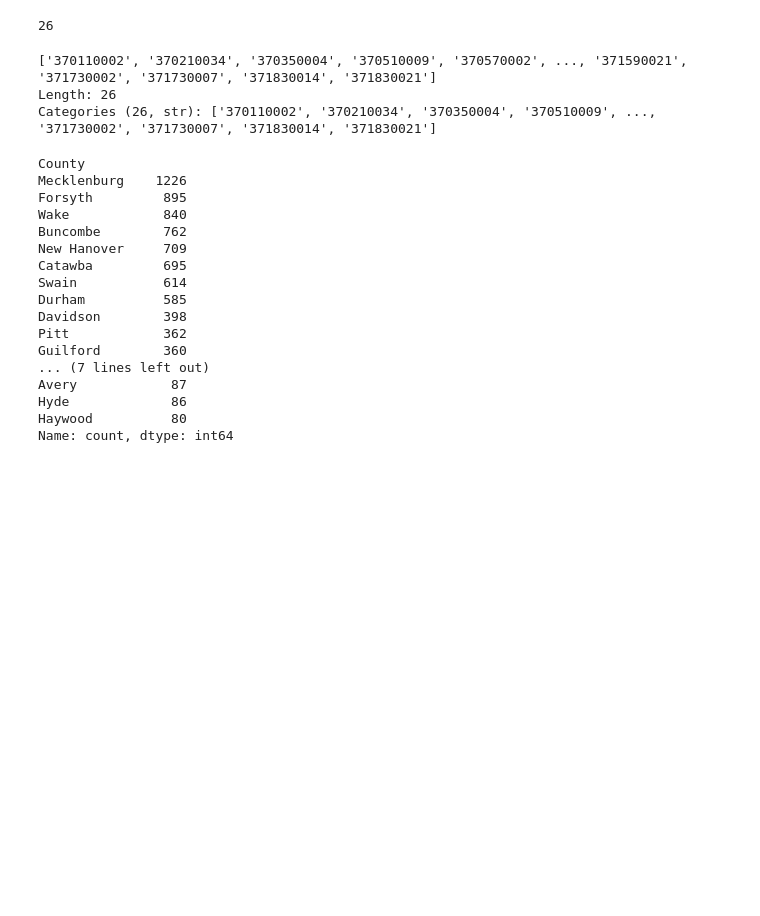
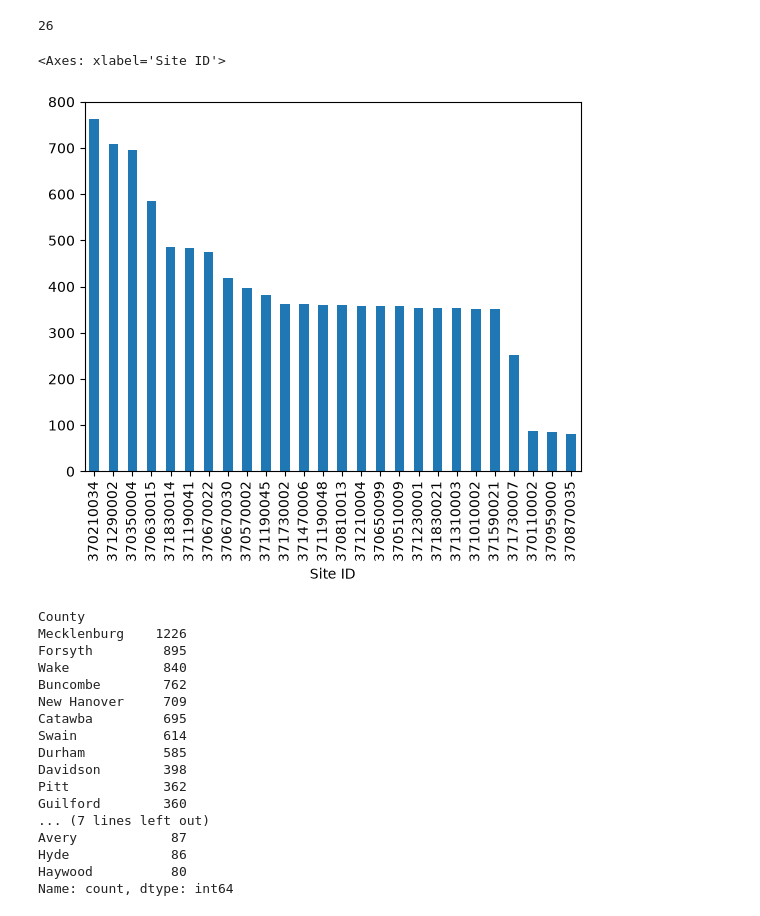
Before and after one commit to mbunker11/ENVR700, a Jupyter notebook: Lessons/M3-L-data-exploration-3-lab.ipynb, the cells around one changed output. Cells and saved outputs as stored; diff of their text form; code cells hidden in the pictures; blank space fills up the shorter version.

```diff
--- a/Lessons/M3-L-data-exploration-3-lab.ipynb
+++ b/Lessons/M3-L-data-exploration-3-lab.ipynb
@@ -320,10 +322,10 @@ pm25["Site ID"].nunique()
 # %%
 # List the unique Site ID categories?
 pm25["Site ID"].unique()
+pm25["Site ID"].value_counts().plot(kind="bar")
 # %% [output]
-['370110002', '370210034', '370350004', '370510009', '370570002', ..., '371590021', '371730002', '371730007', '371830014', '371830021']
-Length: 26
-Categories (26, str): ['370110002', '370210034', '370350004', '370510009', ..., '371730002', '371730007', '371830014', '371830021']
+<Axes: xlabel='Site ID'>
+[figure, added]
 # %%
 # Count records by county.
 pm25["County"].value_counts()
```
Also changed, not shown: parts of 15 cells of this notebook.
